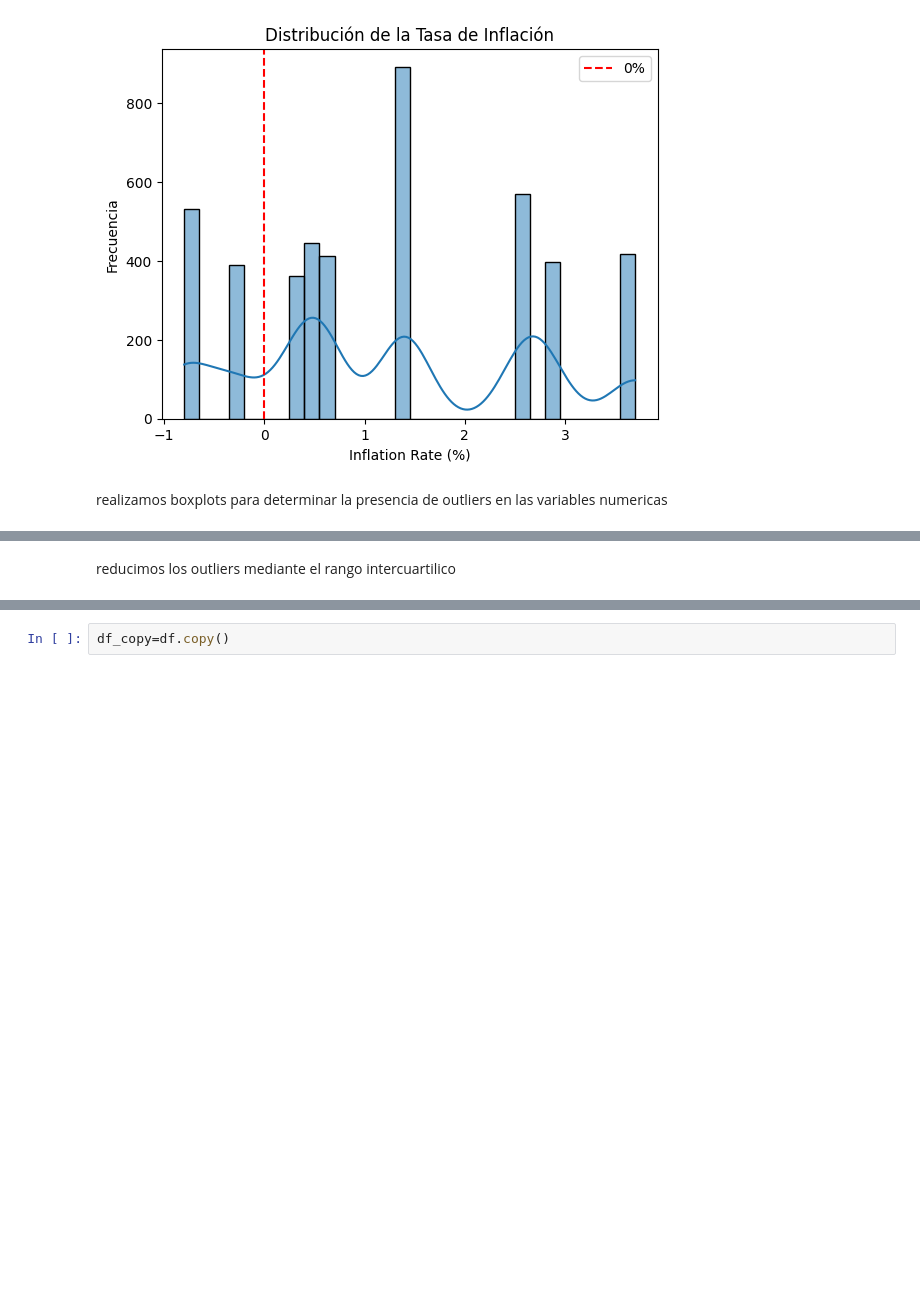
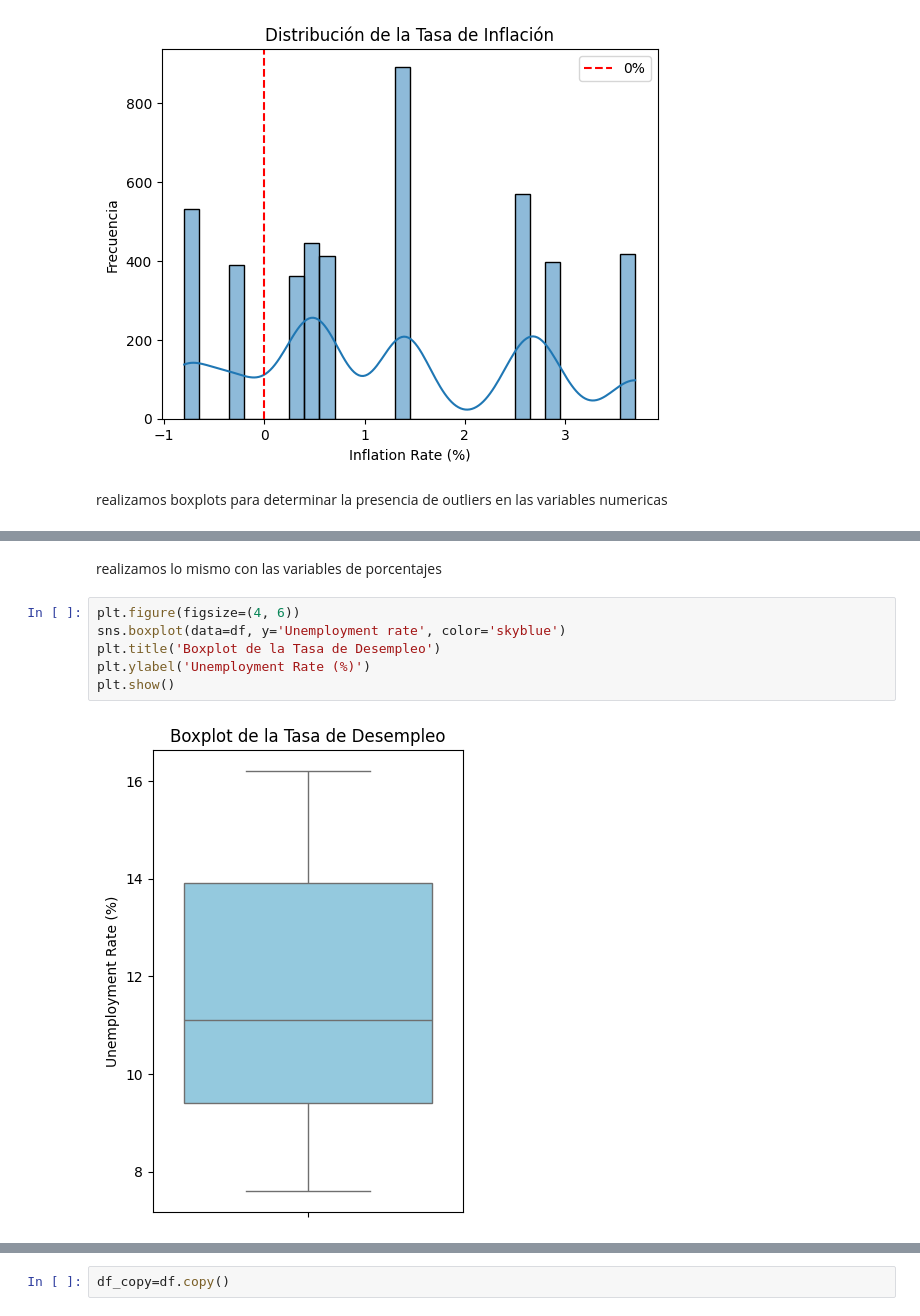
Before and after one commit to Hypotermya/ML_Mini_Proyecto_1, a Jupyter notebook: _sources/notebooks.ipynb, the cells around one changed output, grey strips where cells are left out. Cells and saved outputs as stored; diff of their text form; blank space fills up the shorter version.

```diff
--- a/_sources/notebooks.ipynb
+++ b/_sources/notebooks.ipynb
@@ -165,5 +178,13 @@ for numerica in numericas:
 [figure]
 [figure]
 [figure]
-# %% [markdown]
-reducimos los outliers mediante el rango intercuartilico
+# %% [markdown]
+realizamos lo mismo con las variables de porcentajes
+# %%
+plt.figure(figsize=(4, 6))
+sns.boxplot(data=df, y='Unemployment rate', color='skyblue')
+plt.title('Boxplot de la Tasa de Desempleo')
+plt.ylabel('Unemployment Rate (%)')
+plt.show()
+# %% [output]
+[figure, added]
```
Also changed, not shown: parts of 56 cells of this notebook, 38 other files.
